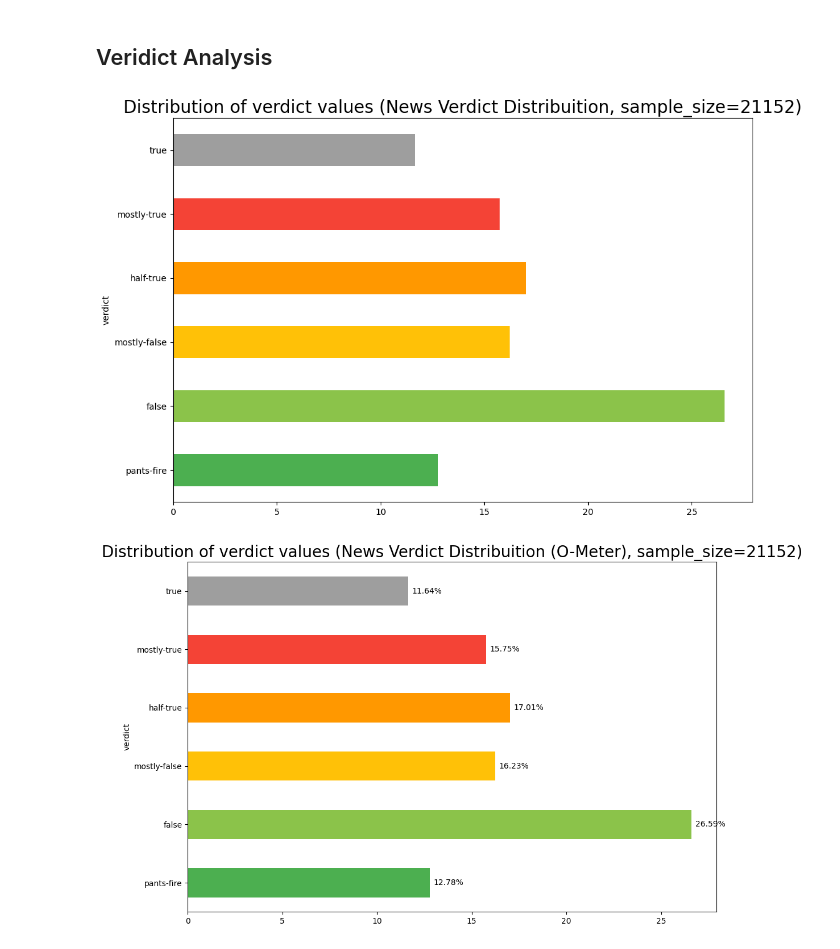
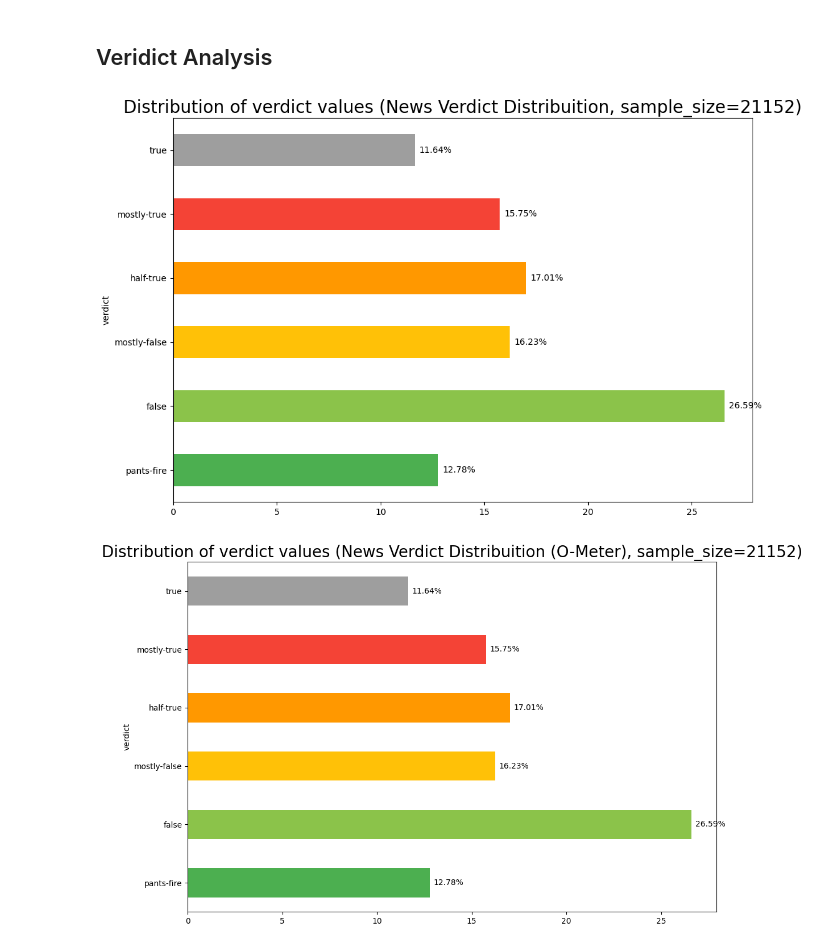
Before and after one commit to MrDuartePT/PolAIgraph, a Jupyter notebook: Truthify_EDA.ipynb, the cells around one changed output. Drawn from its saved outputs; the diff is of its cells as text; code cells hidden in the pictures.

```diff
--- a/Truthify_EDA.ipynb
+++ b/Truthify_EDA.ipynb
@@ -175,18 +177,18 @@ memory usage: 1.5+ MB
 # %%
 #politifact.verdict.value_counts()
 labels = ['true', 'mostly-true', 'half-true', 'mostly-false','false', 'pants-fire']
 colors = [
     "#4CAF50",  # True - Green
     "#8BC34A",  # Mostly True - Light Green
     "#FFC107",  # Half True - Yellow
     "#FF9800",  # Mostly False - Orange
     "#F44336",  # False - Red
     "#9E9E9E",  # Pants Fire - Gray
 ]
 
-label_bar_chart(politifact, "News Verdict Distribuition", "verdict", labels, colors, percent_label=False)
+label_bar_chart(politifact, "News Verdict Distribuition", "verdict", labels, colors, percent_label=True)
 # %% [output]
-[figure, old version]
+[figure, new version]
 # %%
 labels = ['true', 'mostly-true', 'half-true', 'mostly-false','false', 'pants-fire']
 colors = [
```
Also changed, not shown: parts of 4 cells of this notebook, 4 other files.
